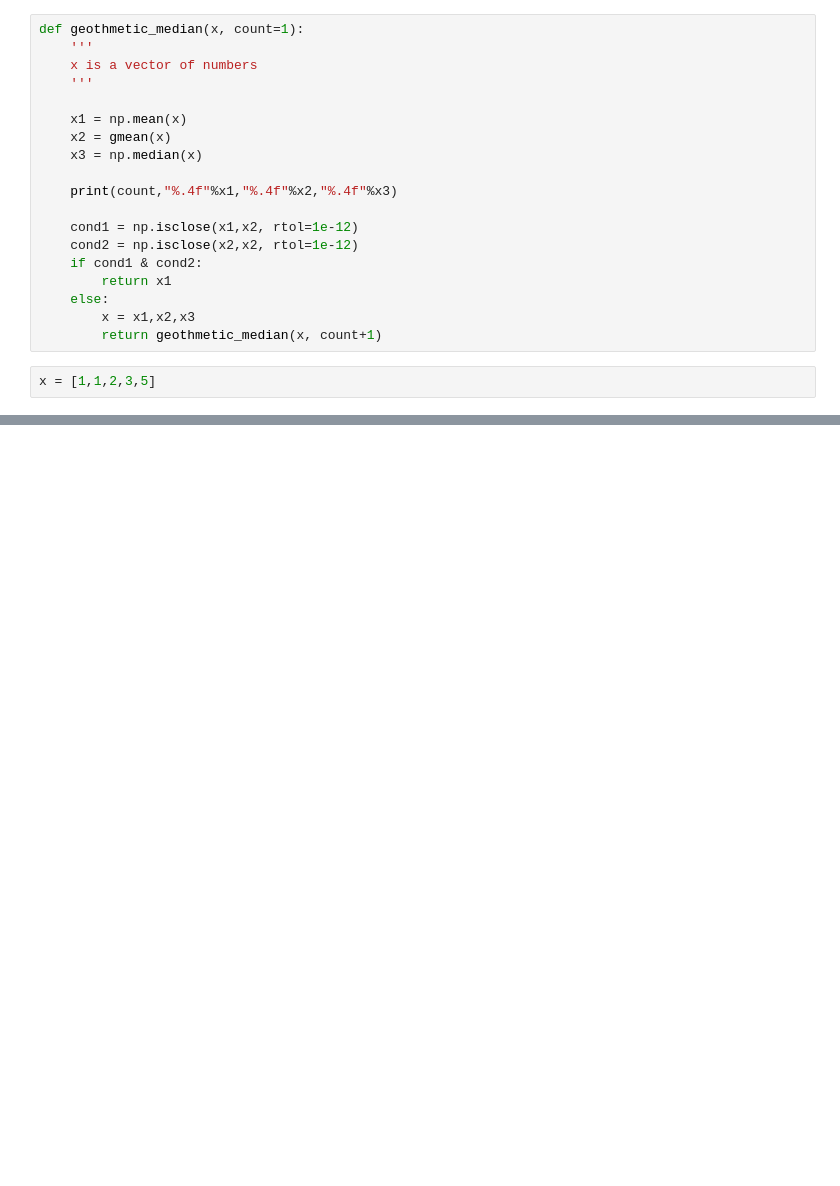
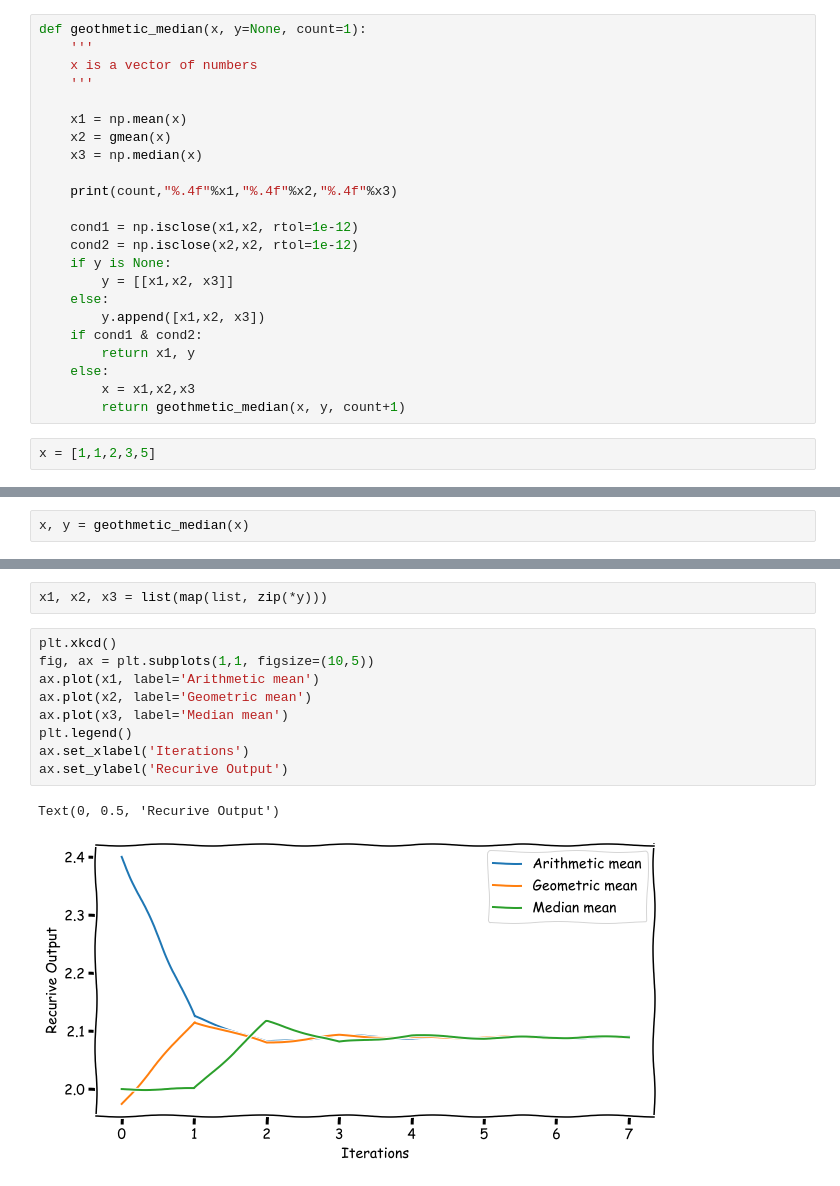
Before and after one commit to meninder/JupyterNotebooks, a Jupyter notebook: xkcd2435.ipynb, the cells around one changed output, grey strips where cells are left out. Cells and saved outputs as stored; diff of their text form; blank space fills up the shorter version.

Commit message:
Added convergence plot for xkcd 2435

```diff
--- a/xkcd2435.ipynb
+++ b/xkcd2435.ipynb
@@ -4,5 +5,5 @@ from scipy.stats.mstats import gmean
 # %%
-def geothmetic_median(x, count=1):
+def geothmetic_median(x, y=None, count=1):
     '''
     x is a vector of numbers
     '''
@@ -15,10 +16,14 @@ def geothmetic_median(x, count=1):
 
     cond1 = np.isclose(x1,x2, rtol=1e-12)
     cond2 = np.isclose(x2,x2, rtol=1e-12)
+    if y is None:
+        y = [[x1,x2, x3]]
+    else:
+        y.append([x1,x2, x3])
     if cond1 & cond2:
-        return x1
+        return x1, y
     else:
         x = x1,x2,x3
-        return geothmetic_median(x, count+1)
+        return geothmetic_median(x, y, count+1)
 # %%
 x = [1,1,2,3,5]
@@ -36,0 +30,2 @@ geothmetic_median(x)
+# %%
+x, y = geothmetic_median(x)
@@ -36,0 +41,14 @@ geothmetic_median(x)
+# %%
+x1, x2, x3 = list(map(list, zip(*y)))
+# %%
+plt.xkcd()
+fig, ax = plt.subplots(1,1, figsize=(10,5))
+ax.plot(x1, label='Arithmetic mean')
+ax.plot(x2, label='Geometric mean')
+ax.plot(x3, label='Median mean')
+plt.legend()
+ax.set_xlabel('Iterations')
+ax.set_ylabel('Recurive Output')
+# %% [output]
+Text(0, 0.5, 'Recurive Output')
+[figure, added]
```
Also changed, not shown: parts of 3 cells of this notebook.
